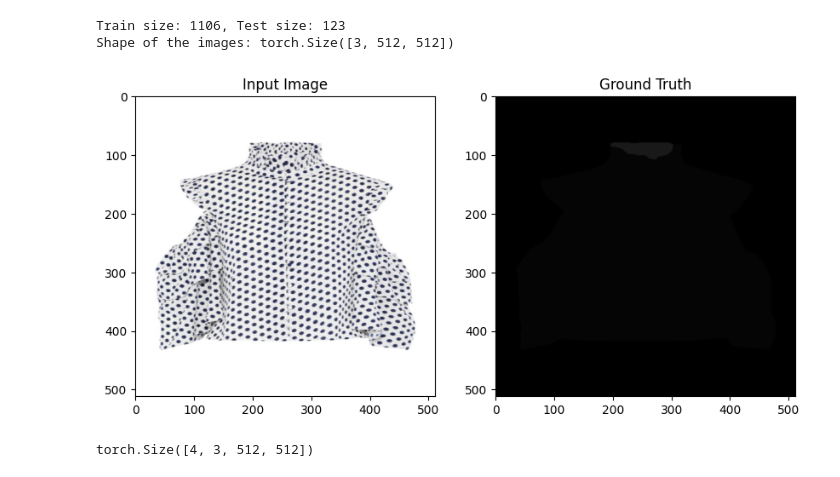
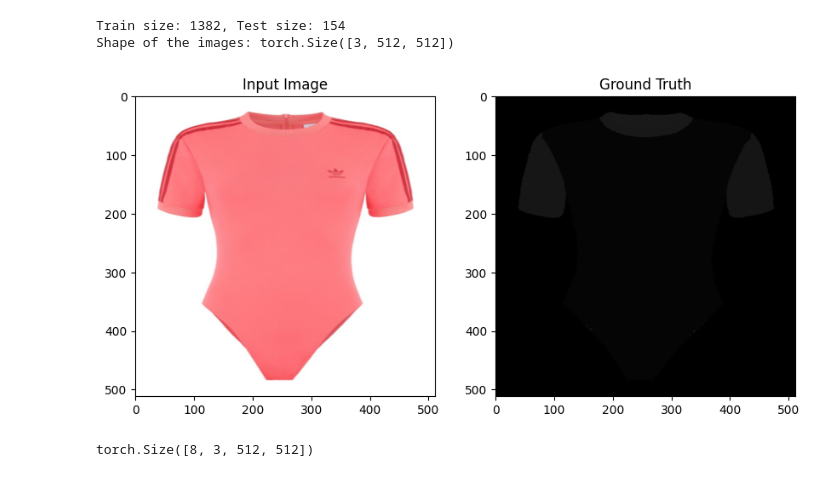
Before and after one commit to brianestadimas/SegmAIParserClothes, a Jupyter notebook: 1_Model_UNet_Train.ipynb, the cells around one changed output. Saved outputs shown, nothing was run; the diff lists cells and outputs as text; code cells hidden in the pictures.

```diff
--- a/1_Model_UNet_Train.ipynb
+++ b/1_Model_UNet_Train.ipynb
@@ -29,11 +30,11 @@ To enable the following instructions: AVX2 AVX512F AVX512_VNNI FMA, in other ope
 # If apply_augmentations is set to True, the model will apply augmentations to the images to improve the model performance
 load_saved_model = False
 apply_augmentations = True
-training_epoch = 6000
-batch_size = 4
-learning_rate = 0.001
+training_epoch = 400
+batch_size = 8
+learning_rate = 0.0001
 momentum = 0.9
-weight_decay = 0.0005
+weight_decay = 0.00005
 scheduler = 1
 
 device = "cuda"
@@ -75,7 +76,7 @@ gt_folder = "dataset/upper/cloth_align_parse-bytedance"
 full_set = Fashion_Data(train_folder, gt_folder)
 
 # We want to validate model using fraction dataset (how many percent parts of the dataset will be used)
-fraction_size = 0.08
+fraction_size = 0.5
 # Calculate sizes
 full_dataset_size = len(full_set)
 subset_size = int(fraction_size * full_dataset_size)  # Total size of the subset to use
@@ -87,35 +88,35 @@ subset_indices = torch.randperm(full_dataset_size)[:subset_size].tolist()
 subset = Subset(full_set, subset_indices)
 
 # Now, calculate train and test sizes for the subset
 train_size = int(0.9 * len(subset))  # 90% of the subset size
 test_size = len(subset) - train_size  # The rest for testing
 
 # Split the subset into train and test
 train_dataset, test_dataset = random_split(subset, [train_size, test_size], generator=torch.Generator().manual_seed(42))
 
 
 dataloader_train = DataLoader(train_dataset, batch_size=batch_size, shuffle=True, num_workers=8, pin_memory=True)
 dataloader_test = DataLoader(test_dataset, batch_size=batch_size, shuffle=True, num_workers=8, pin_memory=True)
 
 print(f'Train size: {len(train_dataset)}, Test size: {len(test_dataset)}')
 
 # Get the example image from the train dataset
 first_image_train, first_image_gt = train_dataset[10]
 print(f'Shape of the images: {first_image_train.shape}')
 
 # Plot the first image side by side
 fig, axes = plt.subplots(1, 2, figsize=(10, 5))
 axes[0].imshow(first_image_train.permute(1, 2, 0))
 axes[0].set_title('Input Image')
 axes[1].imshow(first_image_gt.permute(1, 2, 0))
 axes[1].set_title('Ground Truth')
 
 
 plt.show()
 # %% [output]
-Train size: 1106, Test size: 123
+Train size: 1382, Test size: 154
 Shape of the images: torch.Size([3, 512, 512])
-[figure, old version]
+[figure, new version]
 # %%
 # The diagram is provided to understand the architecture
 from architecture.unet_blocks import DoubleConv, Down, Up, OutConv
@@ -164,7 +165,7 @@ test_data = data[0]
 output_test = model(test_data.to(device))
 print(output_test.shape)
 # %% [output]
-torch.Size([4, 3, 512, 512])
+torch.Size([8, 3, 512, 512])
 # %%
 from tqdm import tqdm
 
```
Also changed, not shown: parts of 3 cells of this notebook, 3 other files.
